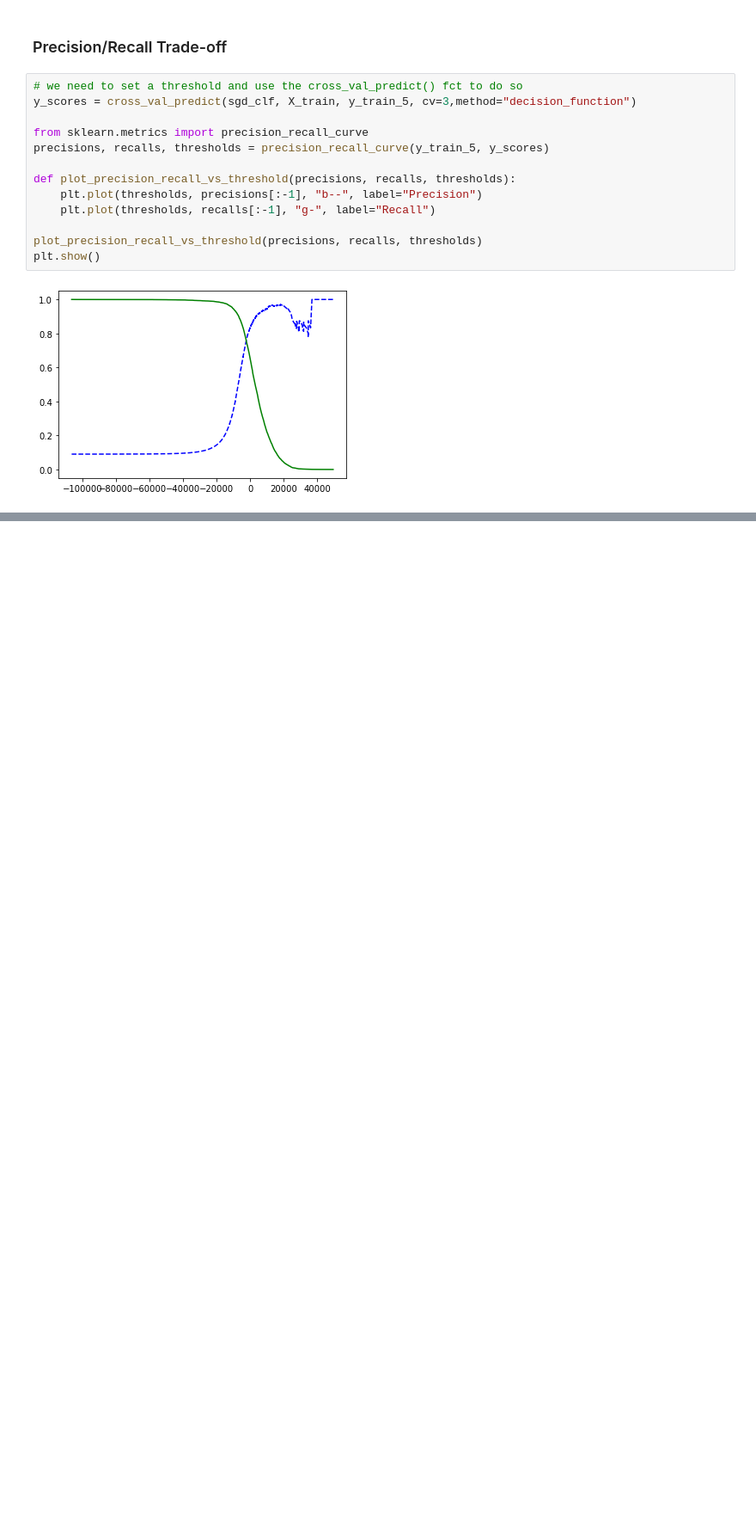
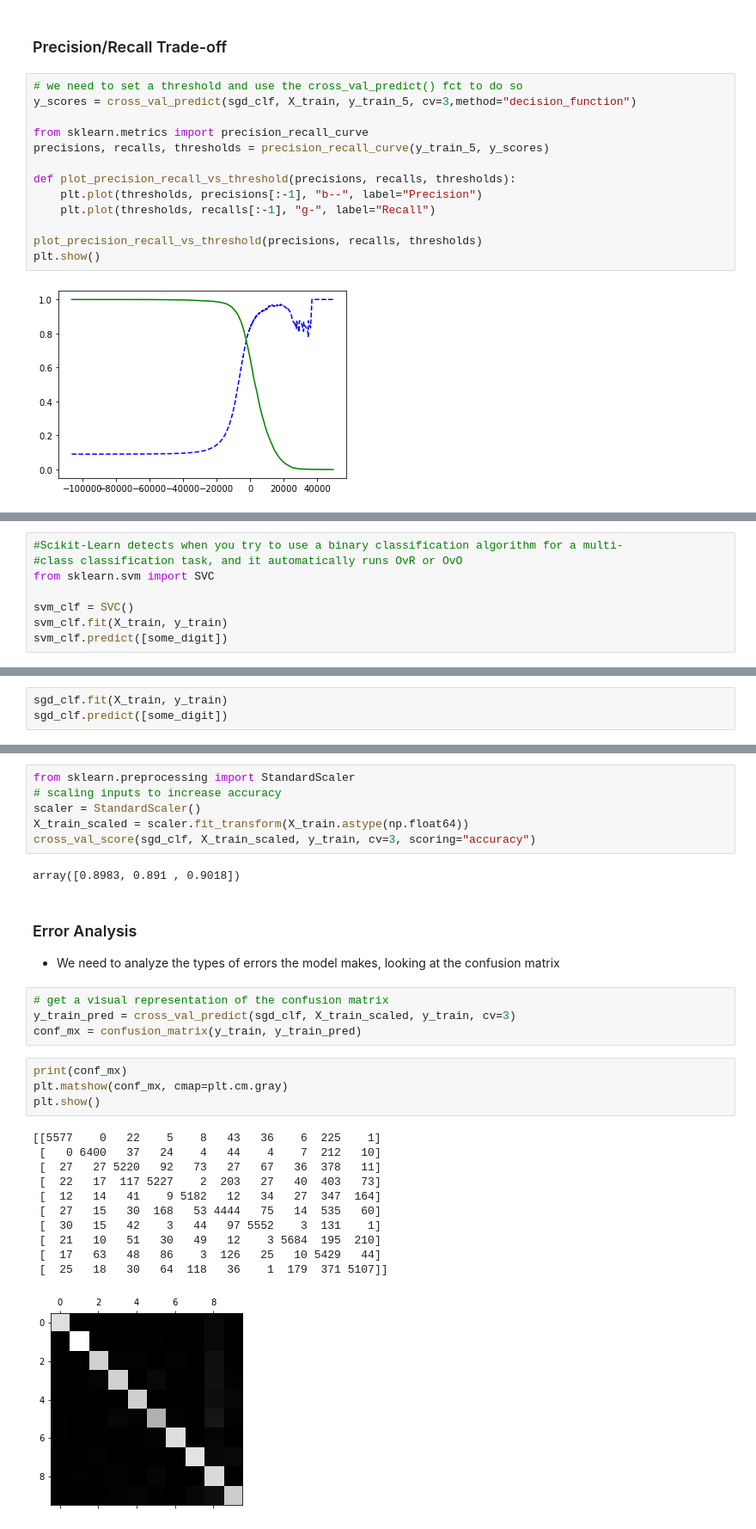
Before and after one commit to Daniele1209/Machine-Learning-Playground, a Jupyter notebook: HandWriting/hand_writing.ipynb, the cells around one changed output, grey strips where cells are left out. Shown at 86% size. Cells and saved outputs as stored; diff of their text form; blank space fills up the shorter version.

```diff
--- a/HandWriting/hand_writing.ipynb
+++ b/HandWriting/hand_writing.ipynb
@@ -145,0 +172,8 @@ plt.show()
+# %%
+#Scikit-Learn detects when you try to use a binary classification algorithm for a multi‐
+#class classification task, and it automatically runs OvR or OvO
+from sklearn.svm import SVC
+
+svm_clf = SVC()
+svm_clf.fit(X_train, y_train)
+svm_clf.predict([some_digit])
@@ -145,0 +182,3 @@ plt.show()
+# %%
+sgd_clf.fit(X_train, y_train)
+sgd_clf.predict([some_digit])
@@ -145,0 +192,31 @@ plt.show()
+# %%
+from sklearn.preprocessing import StandardScaler
+# scaling inputs to increase accuracy
+scaler = StandardScaler()
+X_train_scaled = scaler.fit_transform(X_train.astype(np.float64))
+cross_val_score(sgd_clf, X_train_scaled, y_train, cv=3, scoring="accuracy")
+# %% [output]
+array([0.8983, 0.891 , 0.9018])
+# %% [markdown]
+### Error Analysis
+- We need to analyze the types of errors the model makes, looking at the confusion matrix
+# %%
+# get a visual representation of the confusion matrix
+y_train_pred = cross_val_predict(sgd_clf, X_train_scaled, y_train, cv=3)
+conf_mx = confusion_matrix(y_train, y_train_pred)
+# %%
+print(conf_mx)
+plt.matshow(conf_mx, cmap=plt.cm.gray)
+plt.show()
+# %% [output]
+[[5577    0   22    5    8   43   36    6  225    1]
+ [   0 6400   37   24    4   44    4    7  212   10]
+ [  27   27 5220   92   73   27   67   36  378   11]
+ [  22   17  117 5227    2  203   27   40  403   73]
+ [  12   14   41    9 5182   12   34   27  347  164]
+ [  27   15   30  168   53 4444   75   14  535   60]
+ [  30   15   42    3   44   97 5552    3  131    1]
+ [  21   10   51   30   49   12    3 5684  195  210]
+ [  17   63   48   86    3  126   25   10 5429   44]
+ [  25   18   30   64  118   36    1  179  371 5107]]
+[figure, added]
```
Also changed, not shown: parts of 19 cells of this notebook.
